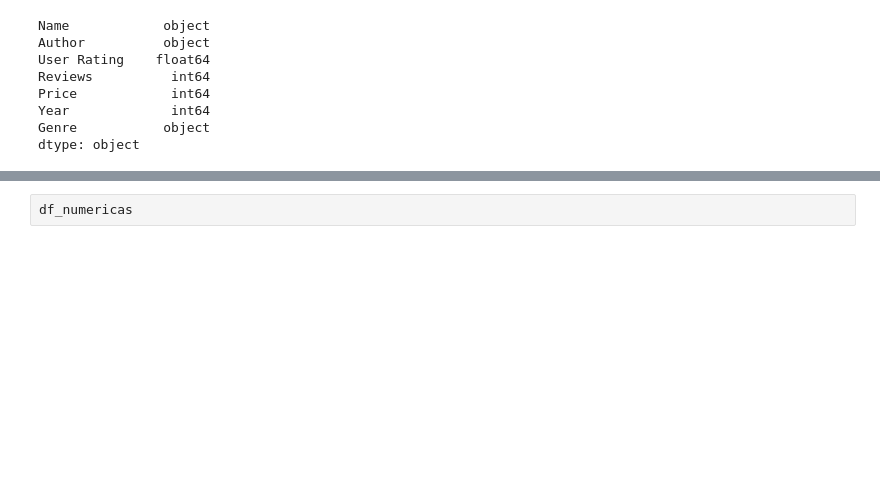
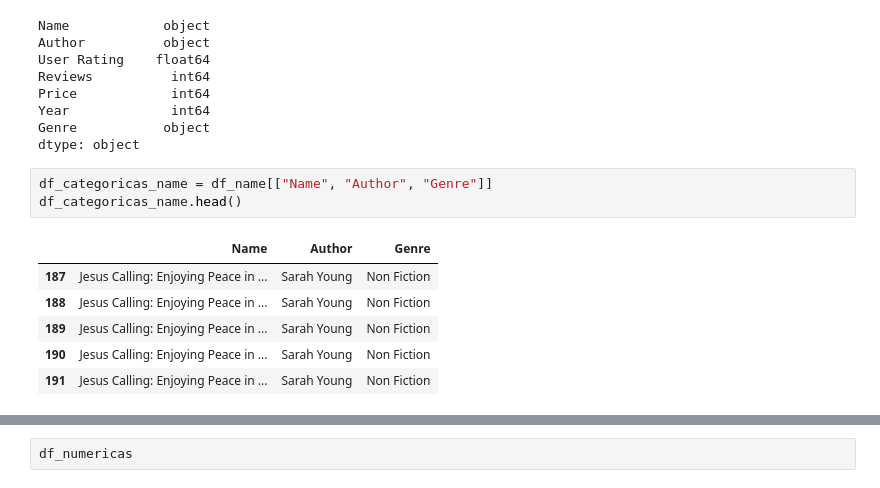
Before and after one commit to Adalab/DA-promo-A-module-2-pairprog-2-pair-3-Alicia-Laura, a Jupyter notebook: Estadistica/pair_estad_2.ipynb, the cells around one changed output, grey strips where cells are left out. Saved outputs shown, nothing was run; the diff lists cells and outputs as text; blank space fills up the shorter version.

```diff
--- a/Estadistica/pair_estad_2.ipynb
+++ b/Estadistica/pair_estad_2.ipynb
@@ -129,6 +233,16 @@ Price            int64
 Year             int64
 Genre           object
 dtype: object
+# %%
+df_categoricas_name = df_name[["Name", "Author", "Genre"]]
+df_categoricas_name.head()
+# %% [output]
+|  | Name | Author | Genre |
+| 187 | Jesus Calling: Enjoying Peace in ... | Sarah Young | Non Fiction |
+| 188 | Jesus Calling: Enjoying Peace in ... | Sarah Young | Non Fiction |
+| 189 | Jesus Calling: Enjoying Peace in ... | Sarah Young | Non Fiction |
+| 190 | Jesus Calling: Enjoying Peace in ... | Sarah Young | Non Fiction |
+| 191 | Jesus Calling: Enjoying Peace in ... | Sarah Young | Non Fiction |
 # %%
 df_categoricas = df[["Name", "Author", "Genre"]]
 df_categoricas.head()
```
Also changed, not shown: parts of 27 cells of this notebook.
